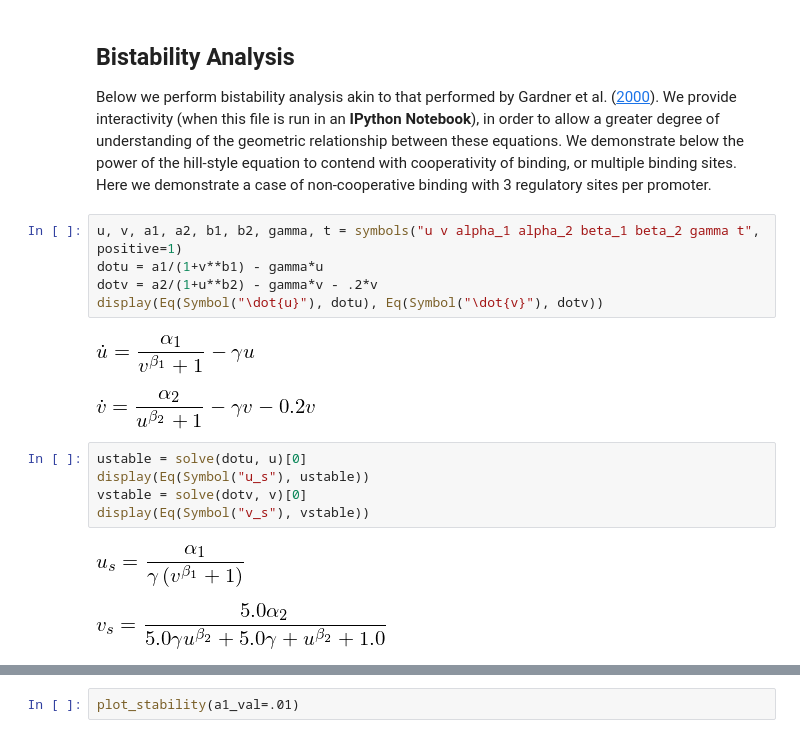
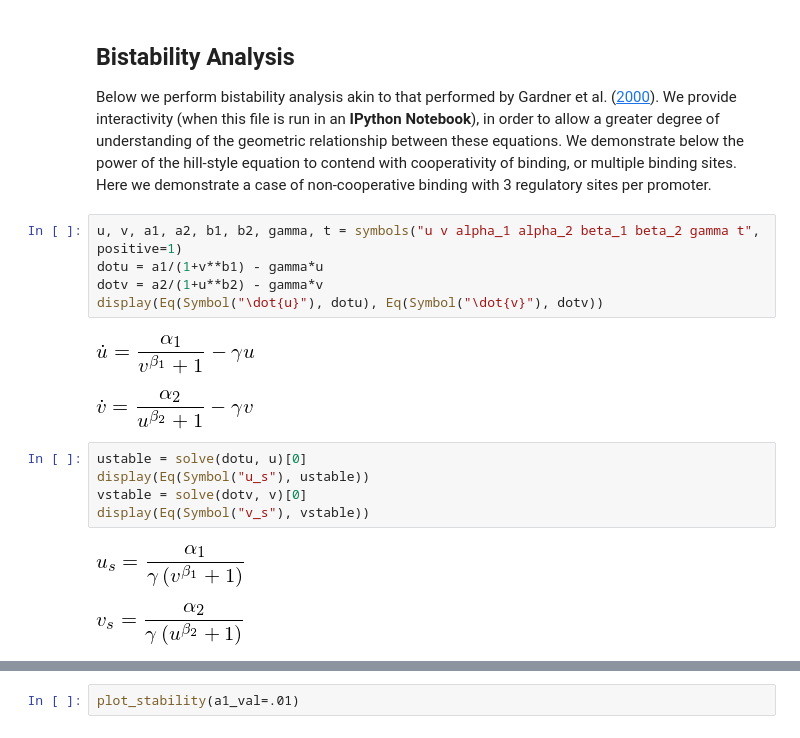
Before and after one commit to jpoles1/BIOC455, a Jupyter notebook: Report/LTM Analysis.ipynb, the cells around one changed output, grey strips where cells are left out. Cells and saved outputs as stored; diff of their text form.

```diff
--- a/Report/LTM Analysis.ipynb
+++ b/Report/LTM Analysis.ipynb
@@ -43,11 +44,11 @@ Below we perform bistability analysis akin to that performed by Gardner et al. (
 # %%
 u, v, a1, a2, b1, b2, gamma, t = symbols("u v alpha_1 alpha_2 beta_1 beta_2 gamma t", positive=1)
 dotu = a1/(1+v**b1) - gamma*u
-dotv = a2/(1+u**b2) - gamma*v - .2*v
+dotv = a2/(1+u**b2) - gamma*v
 display(Eq(Symbol("\dot{u}"), dotu), Eq(Symbol("\dot{v}"), dotv))
 # %% [output]
 [figure]
-[figure, old version]
+[figure, new version]
 # %%
 ustable = solve(dotu, u)[0]
 display(Eq(Symbol("u_s"), ustable))
@@ -55,7 +56,7 @@ vstable = solve(dotv, v)[0]
 display(Eq(Symbol("v_s"), vstable))
 # %% [output]
 [figure]
-[figure, old version]
+[figure, new version]
 # %%
 output_notebook()
 def plot_stability(a1_val=.1, a2_val=.1, div_time=60):
```
Also changed, not shown: parts of 5 cells of this notebook, 3 other files.
